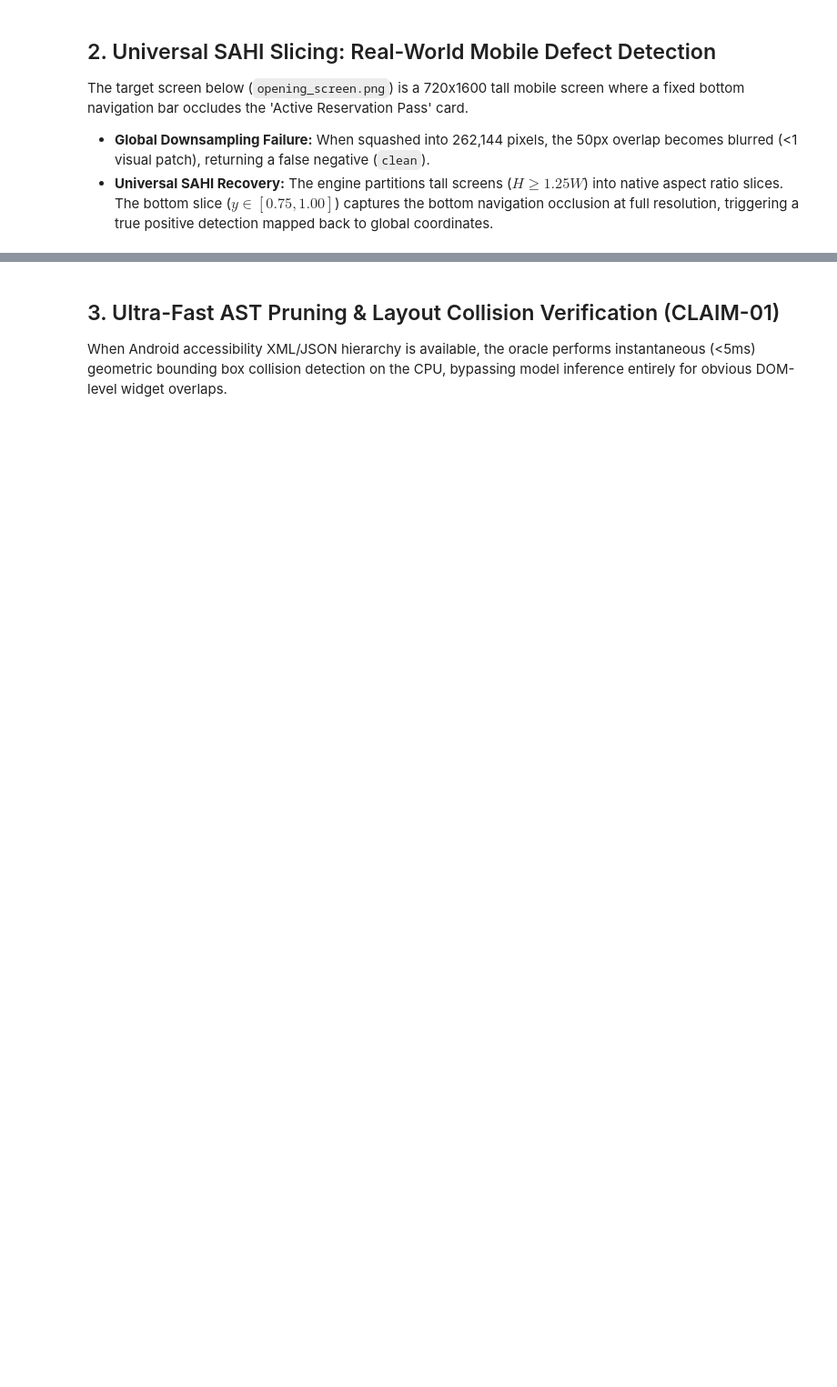
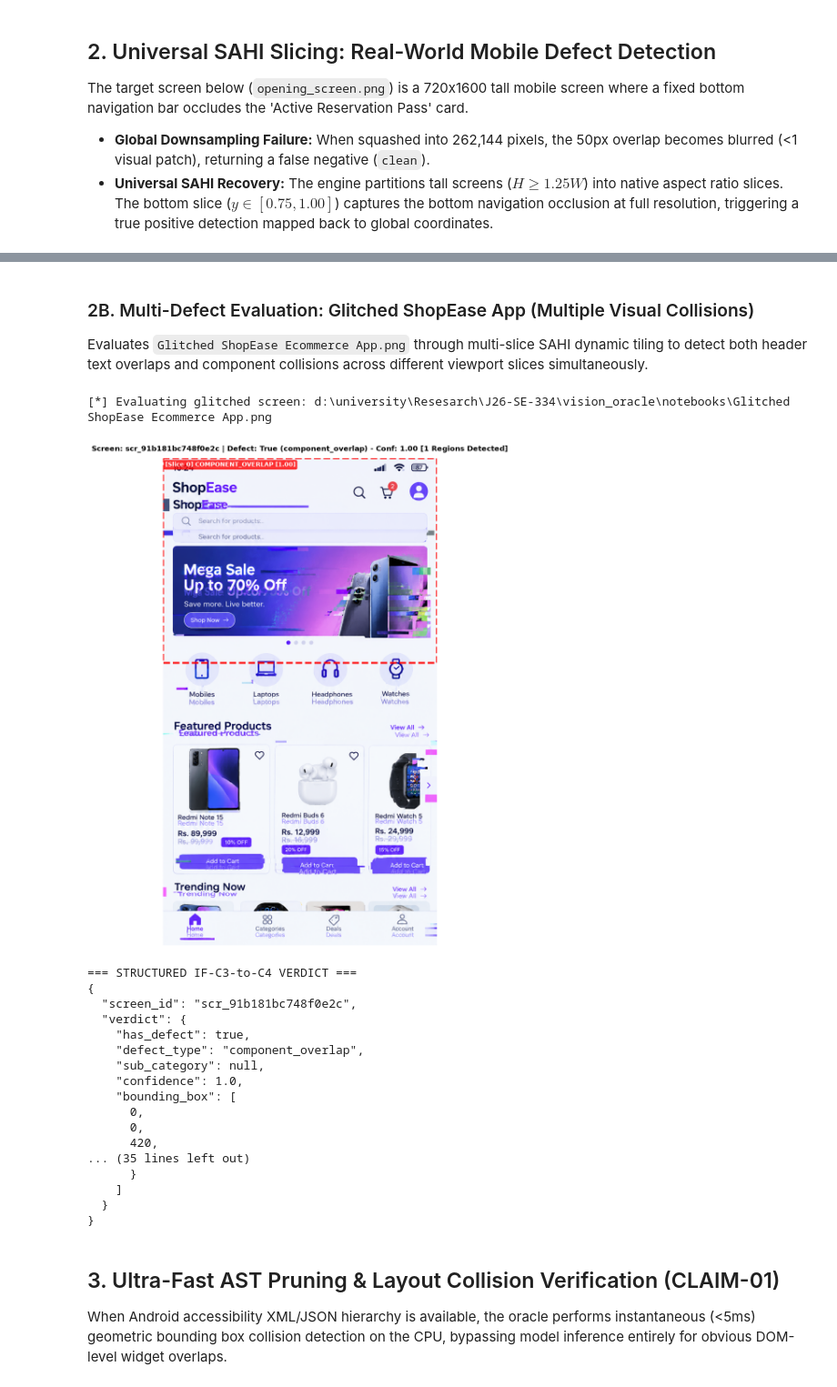
Before and after one commit to luqmanbooso/J26-SE-334, a Jupyter notebook: vision_oracle/notebooks/oracle_demonstration.ipynb, the cells around one changed output, grey strips where cells are left out. Shown at 91% size. Drawn from its saved outputs; the diff is of its cells as text; code cells hidden in the pictures; blank space fills up the shorter version.

Commit message:
feat(c3): integrate multi-slice SAHI recovery and live device evaluation

```diff
--- a/vision_oracle/notebooks/oracle_demonstration.ipynb
+++ b/vision_oracle/notebooks/oracle_demonstration.ipynb
@@ -165,3 +216,44 @@ FileNotFoundError: Screenshot file does not exist: D:\university\Resesarch\J26-S
+# %% [markdown]
+### 2B. Multi-Defect Evaluation: Glitched ShopEase App (Multiple Visual Collisions)
+Evaluates `Glitched ShopEase Ecommerce App.png` through multi-slice SAHI dynamic tiling to detect both header text overlaps and component collisions across different viewport slices simultaneously.
+# %%
+# Cell 5B: Evaluate Glitched ShopEase Screen with Multi-Slice Dynamic Slicing
+shopease_candidate = NOTEBOOK_DIR / 'Glitched ShopEase Ecommerce App.png'
+if not shopease_candidate.exists():
+    shopease_candidate = Path(resolve_path('Glitched ShopEase Ecommerce App.png'))
+
+shopease_screen = str(shopease_candidate)
+print(f'[*] Evaluating glitched screen: {shopease_screen}')
+assert Path(shopease_screen).exists(), f'Target screen file not found: {shopease_screen}'
+
+shopease_result = oracle.evaluate(
+    image_input=shopease_screen,
+    action_context='User browsing ecommerce catalog; detecting header and button collisions',
+    enable_sahi=True,
+)
+
+# Render all detected defect regions across the screen
+plot_oracle_result(shopease_screen, shopease_result)
+# %% [output]
+[*] Evaluating glitched screen: d:\university\Resesarch\J26-SE-334\vision_oracle\notebooks\Glitched ShopEase Ecommerce App.png
+[figure, added]
+=== STRUCTURED IF-C3-to-C4 VERDICT ===
+{
+  "screen_id": "scr_91b181bc748f0e2c",
+  "verdict": {
+    "has_defect": true,
+    "defect_type": "component_overlap",
+    "sub_category": null,
+    "confidence": 1.0,
+    "bounding_box": [
+      0,
+      0,
+      420,
+... (35 lines left out)
+      }
+    ]
+  }
+}
 # %% [markdown]
 ## 3. Ultra-Fast AST Pruning & Layout Collision Verification (CLAIM-01)
 When Android accessibility XML/JSON hierarchy is available, the oracle performs instantaneous (<5ms) geometric bounding box collision detection on the CPU, bypassing model inference entirely for obvious DOM-level widget overlaps.
```
Also changed, not shown: parts of 8 cells of this notebook, 6 other files.
